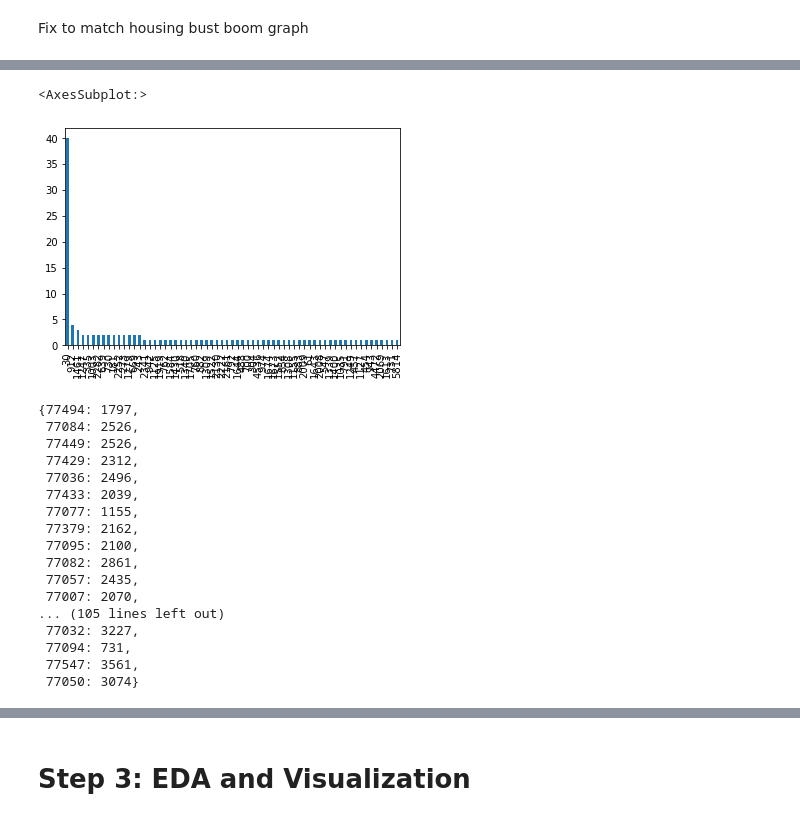
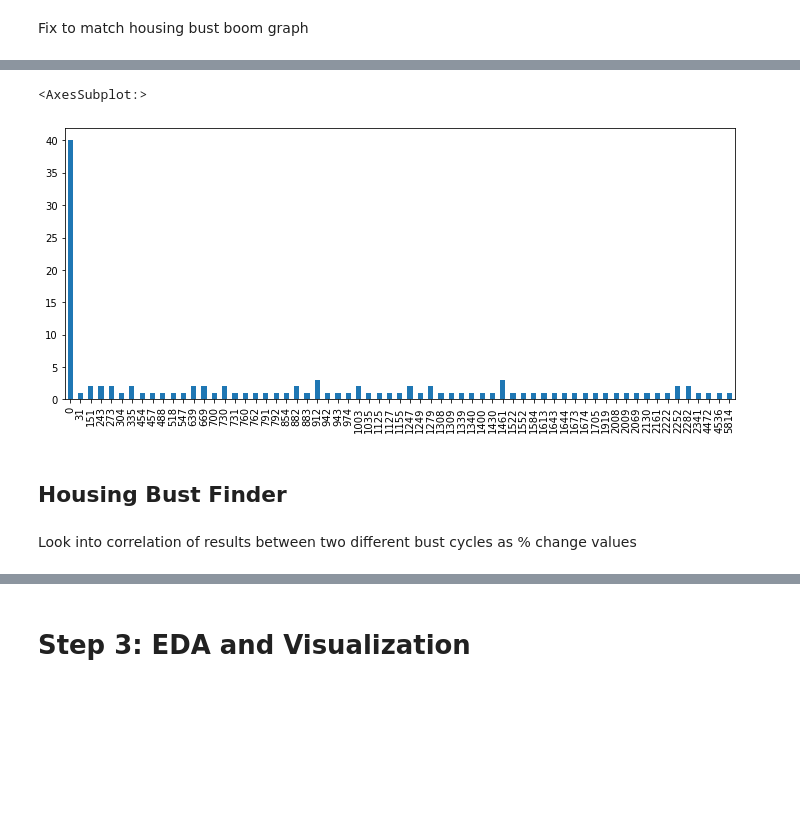
Before and after one commit to kuninethan95/Time_Series_Model, a Jupyter notebook: time-series/starter_notebook.ipynb, the cells around one changed output, grey strips where cells are left out. Saved outputs shown, nothing was run; the diff lists cells and outputs as text; code cells hidden in the pictures; blank space fills up the shorter version.

```diff
--- a/time-series/starter_notebook.ipynb
+++ b/time-series/starter_notebook.ipynb
@@ -234,7 +235,7 @@ for zip_ in harris_zips:
     for zip_, vals in harris_dict_full.items():
         idx_max_pre = harris_dict_full[zip_]['1999-01-01':'2001-06-01']['value'].idxmax()
         val_max_pre = harris_dict_full[zip_]['2000-01-01':'2001-06-01']['value'].max()
-        idx_max_post=(harris_dict_full[zip_]['2001-07-01':]['value']>=val_max_pre).idxmax()
+        idx_max_post=(harris_dict_full[zip_]['2001-06-01':]['value']>=val_max_pre).idxmax()
         td = idx_max_post - idx_max_pre
         days = td.days
         harris_recover_dotcom[zip_]=days
@@ -264,10 +265,14 @@ for k, v in harris_recover_dotcom.items():
     else:
         harris_recover_dotcom_counts[v] = 1
 # %%
-dotcom_recovery = pd.Series(harris_recover_dotcom_counts).sort_values(ascending=False)
+dotcom_recovery = pd.Series(harris_recover_dotcom_counts).sort_index(ascending=True)
 # %%
-dotcom_recovery.plot(kind='bar')
+dotcom_recovery.plot(kind='bar', figsize=(12,5))
 # %% [output]
 <AxesSubplot:>
-[figure, old version]
+[figure, new version]
+# %% [markdown]
+## Housing Bust Finder
+# %% [markdown]
+Look into correlation of results between two different bust cycles as % change values
 # %%
@@ -280,23 +286,3 @@ for zip_ in harris_zips:
         td = idx_max_post - idx_max_pre
         days = td.days
         harris_recover_housing[zip_]=days
-# %%
-harris_recover_housing
-# %% [output]
-{77494: 1797,
- 77084: 2526,
- 77449: 2526,
- 77429: 2312,
- 77036: 2496,
- 77433: 2039,
- 77077: 1155,
- 77379: 2162,
- 77095: 2100,
- 77082: 2861,
- 77057: 2435,
- 77007: 2070,
-... (105 lines left out)
- 77032: 3227,
- 77094: 731,
- 77547: 3561,
- 77050: 3074}
```
Also changed, not shown: parts of 55 cells of this notebook.
